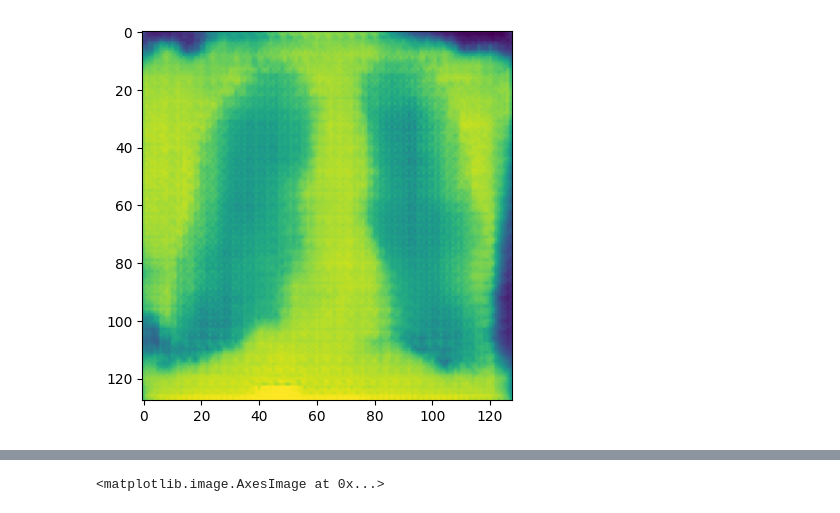
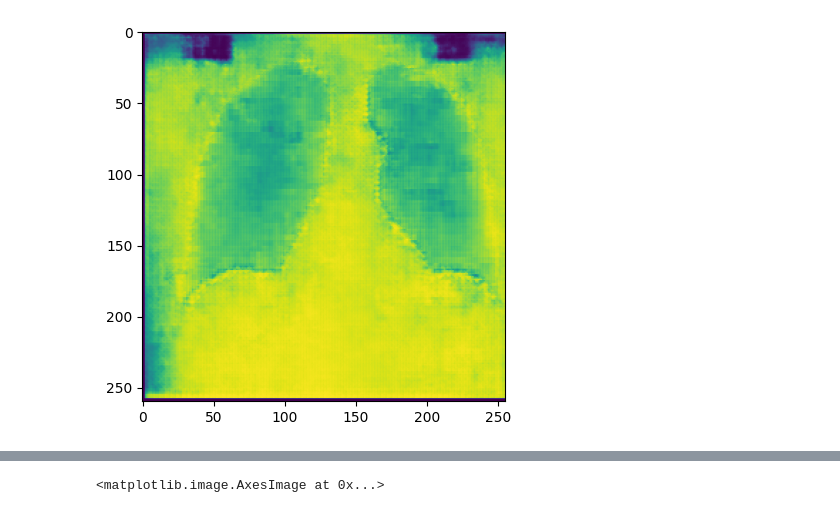
Before and after one commit to basujindal/GAN, a Jupyter notebook: test.ipynb, the cells around one changed output, grey strips where cells are left out. Drawn from its saved outputs; the diff is of its cells as text; code cells hidden in the pictures.

```diff
--- a/test.ipynb
+++ b/test.ipynb
@@ -31,8 +49,9 @@ for imgname in tqdm(os.listdir(maskpath)):
     comb.save(combpath + imgname)
     # break
 # %%
-img = mpimg.imread("/root/training_result_images/img_generatori_iter_300.png")
-imgplot = plt.imshow(img[:,:, 0][2:130, 2:130]*255)
+img = mpimg.imread("/root/dgan_model_image.png")
+# imgplot = plt.imshow(img[:,:, 0][2:130, 2:130]*255)
+imgplot = plt.imshow(img[:,:255, 1])
 plt.show()
 # %% [output]
-[figure, old version]
+[figure, new version]
```
Also changed, not shown: parts of 3 cells of this notebook, 6 other files.
